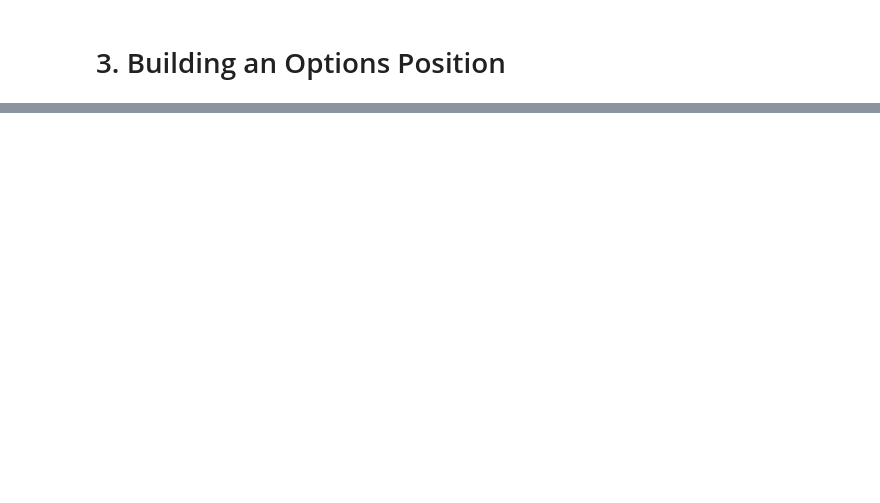
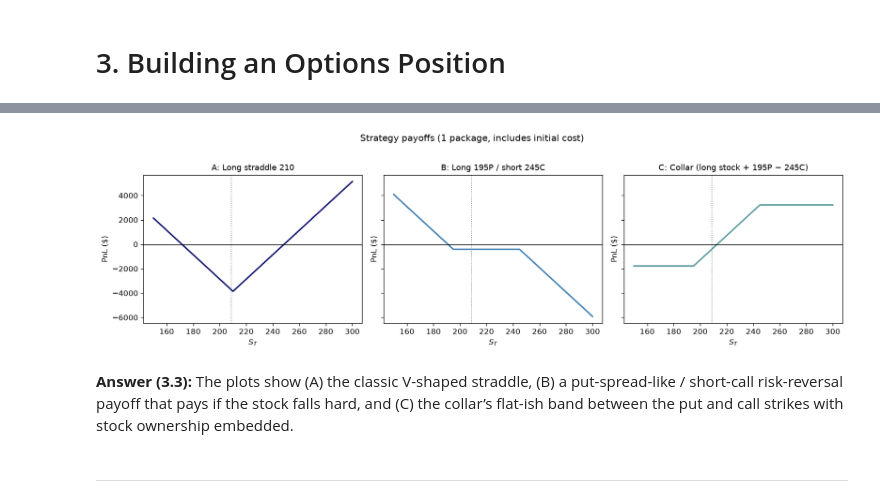
Before and after one commit to samLeung24/Quant-Part-II, a Jupyter notebook: Arbitrage_with_Put-Call_Parity.ipynb, the cells around one changed output, grey strips where cells are left out. Drawn from its saved outputs; the diff is of its cells as text; code cells hidden in the pictures; blank space fills up the shorter version.

```diff
--- a/Arbitrage_with_Put-Call_Parity.ipynb
+++ b/Arbitrage_with_Put-Call_Parity.ipynb
@@ -129,3 +275,14 @@ Recall that we're calculating a financing rate with ACT/360 annual compounding.
 Consider the strike at `270`. What is your expected profit from that arbitrage?
 
 Aside from the financing rate, point to specific data which concerns you about putting on this trade.
+# %%
+K = 270
+row = parity.loc[K]
+err = float(row["error"])
+print(row[["call", "put", "c-p", "S-K*", "error"]].to_string())
+print(f"\n|error| = ${abs(err):.4f} per share")
+print(f"On {N_CONTRACTS:,} contracts: ${abs(err) * N_CONTRACTS * MULT:,.2f}")
+
+detail = opt[opt["strike price"] == K][["option type", "price", "bid", "ask", "volume", "open int", "bid size", "ask size"]]
+print("\nMarket quality at 270:")
+display(detail)
@@ -185,0 +455,29 @@ Remember that a contract of calls or puts is for 100 units (shares)
+# %%
+ST = np.linspace(150, 300, 301)
+cost_A, cost_B, cost_C = costs["A"], costs["B"], costs["C"]
+
+pay_A = MULT * (np.maximum(ST - 210, 0) + np.maximum(210 - ST, 0)) - cost_A
+pay_B = MULT * (-np.maximum(ST - 245, 0) + np.maximum(195 - ST, 0)) - cost_B
+pay_C = 100 * ST + MULT * (-np.maximum(ST - 245, 0) + np.maximum(195 - ST, 0)) - cost_C
+
+fig, axes = plt.subplots(1, 3, figsize=(14, 4), sharey=True)
+for ax, pay, title, col in [
+    (axes[0], pay_A, "A: Long straddle 210", "midnightblue"),
+    (axes[1], pay_B, "B: Long 195P / short 245C", "steelblue"),
+    (axes[2], pay_C, "C: Collar (stock + 195P − 245C)", "cadetblue"),
+]:
+    ax.plot(ST, pay, color=col, lw=2)
+    ax.axhline(0, color="k", lw=0.7)
+    ax.axvline(S, color="gray", ls=":", lw=1)
+    ax.set_title(title, fontsize=11)
+    ax.set_xlabel(r"$S_T$")
+    ax.set_ylabel("PnL ($)")
+fig.suptitle("Payoffs for one package (includes initial cost)", y=1.03)
+plt.tight_layout()
+plt.show()
+# %% [output]
+[figure, added]
+# %% [markdown]
+**Answer (3.3):** The plots show (A) the classic V-shaped straddle, (B) a put-spread-like / short-call risk-reversal payoff that pays if the stock falls hard, and (C) the collar’s flat-ish band between the put and call strikes with stock ownership embedded.
+# %% [markdown]
+***
```
Also changed, not shown: parts of 37 cells of this notebook, 1 other file.
